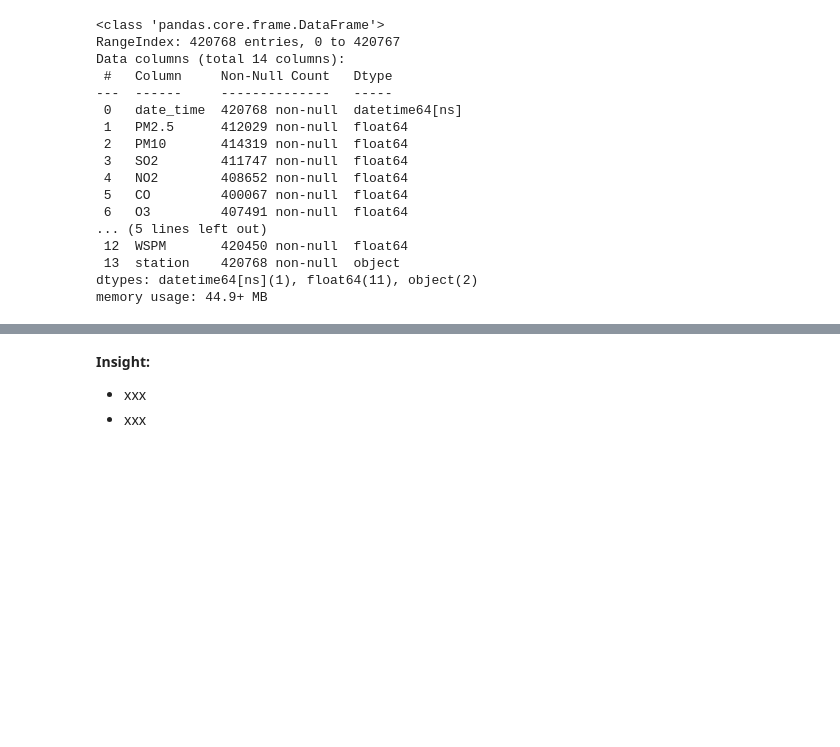
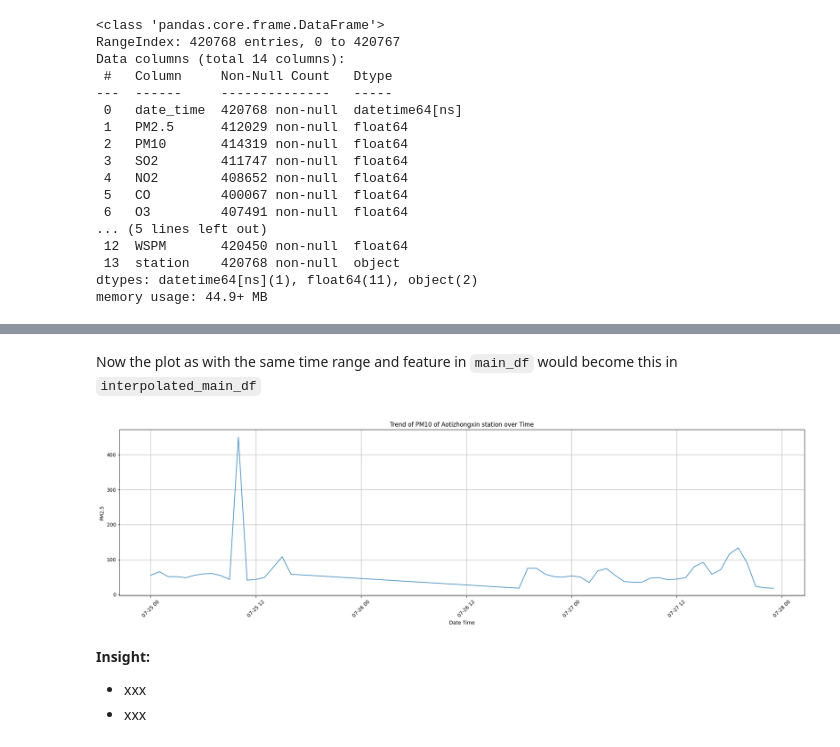
Before and after one commit to efrado-s/dicoding-air-quality-data-analysis, a Jupyter notebook: notebook.ipynb, the cells around one changed output, grey strips where cells are left out. Drawn from its saved outputs; the diff is of its cells as text; code cells hidden in the pictures; blank space fills up the shorter version.

```diff
--- a/notebook.ipynb
+++ b/notebook.ipynb
@@ -289,0 +318,15 @@ memory usage: 44.9+ MB
+# %%
+# Function for interpolating float64 features within each station
+def interpolate_float64_per_station(df, station_col):
+    # Put df into temp_df so the original dataframe wouldn't get rewritten
+    temp_df = df.copy()
+
+    # Get columns with dtype float64
+    float64_cols = temp_df.select_dtypes(include=['float64']).columns
+
+    # Group by station and apply interpolation to float64 columns
+    temp_df[float64_cols] = temp_df.groupby(station_col)[float64_cols].apply(lambda group: group.interpolate()).reset_index(drop=True)
+
+    return temp_df
+# %%
+interpolated_main_df = interpolate_float64_per_station(main_df, 'station')
@@ -290,3 +387,20 @@ memory usage: 44.9+ MB
+# %% [markdown]
+Now the plot as with the same time range and feature in `main_df` would become this in `interpolated_main_df`
+# %%
+# Create a scatter plot
+temp_df = interpolated_main_df[interpolated_main_df['station'] == 'Aotizhongxin']
+temp_df = temp_df[(temp_df['date_time'].dt.year == 2016) & (temp_df['date_time'].dt.month == 7) & (temp_df['date_time'].dt.day <= 27) & (temp_df['date_time'].dt.day >= 25)]
+plt.figure(figsize=(20, 6))
+plt.plot(temp_df['date_time'], temp_df['PM10'], alpha=0.8)
+plt.title('Trend of PM10 of Aotizhongxin station over Time')
+plt.xlabel('Date Time')
+plt.ylabel('PM2.5')
+plt.xticks(rotation=45)  # Rotate x-axis labels for better readability
+plt.grid()
+plt.tight_layout()  # Adjust layout to prevent clipping of labels
+plt.show()
+# %% [output]
+[figure, added]
 # %% [markdown]
 **Insight:**
 - xxx
```
Also changed, not shown: parts of 31 cells of this notebook.
